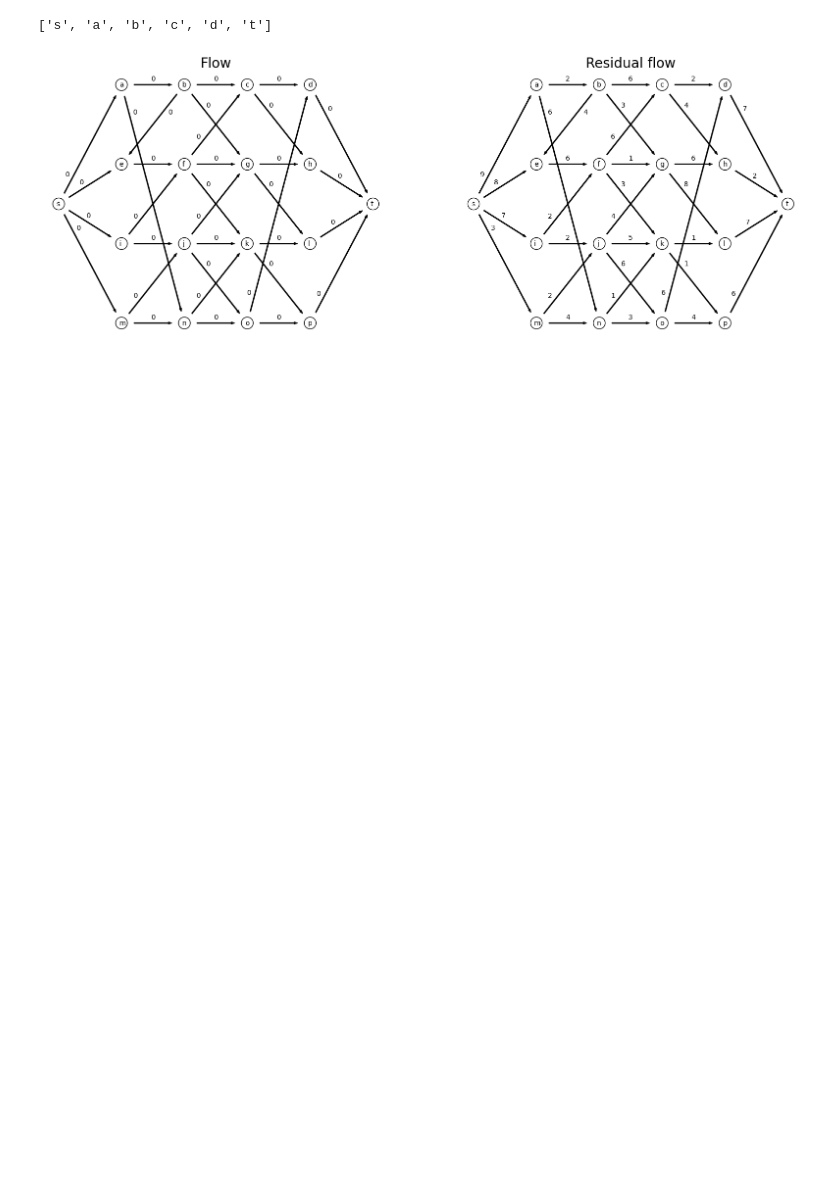
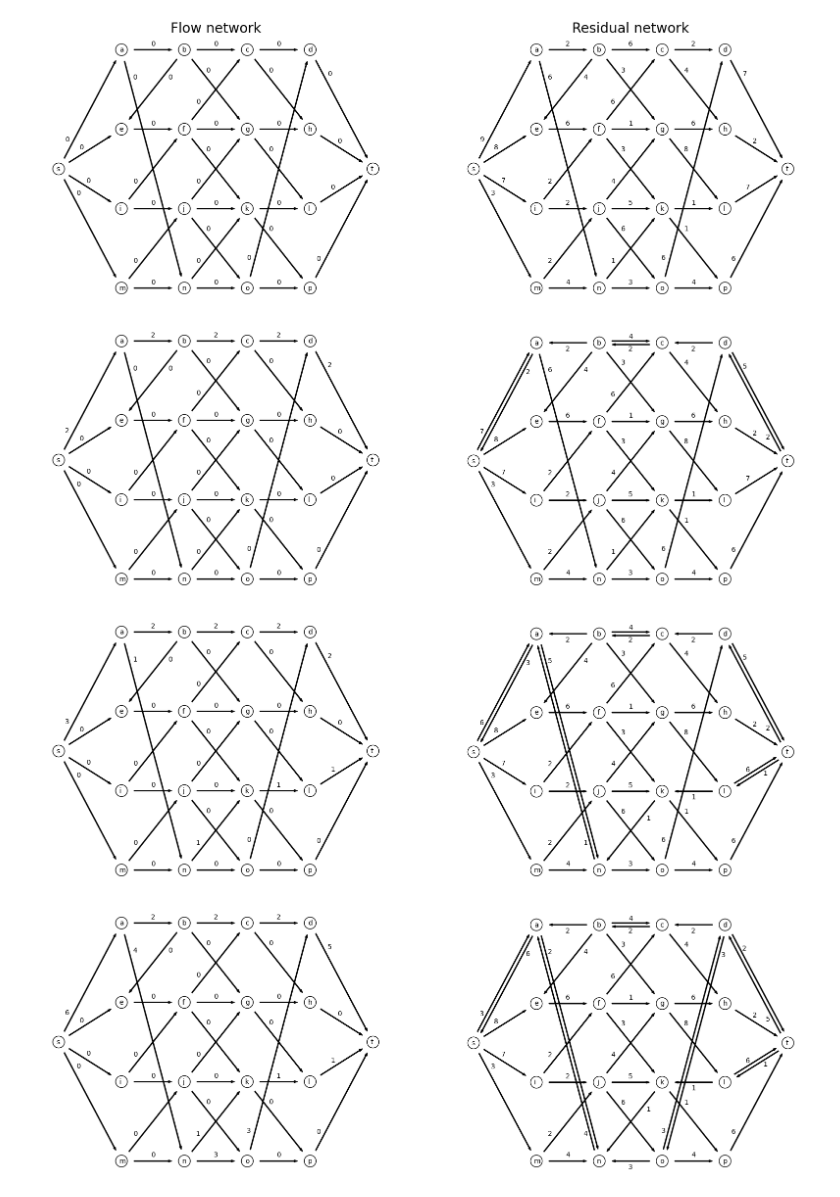
Before and after one commit to ChackMociute/Maximal-Flow-Solver, a Jupyter notebook: graphs.ipynb, the cells around one changed output. Drawn from its saved outputs; the diff is of its cells as text; code cells hidden in the pictures; blank space fills up the shorter version.

Commit message:
Fixed recursion and completed maximal flow solver

```diff
--- a/graphs.ipynb
+++ b/graphs.ipynb
@@ -60,24 +60,44 @@ capacity = {('s', 'a'):9,
 # %%
 class MaximalFlow:
     def __init__(self, vertices, capacity):
-        self.vertices = vertices
-        self.residuals = capacity
+        self.vertices = vertices.copy()
+        self.residuals = capacity.copy()
         self.flow = {key:0 for key in capacity.keys()}
         self.TEXT_OFFSET = 0.035
         self.FIG_SIZE = (20, 7)
         self.ax = None
 
+    def find_maximal_flow(self):
+        self.draw_figure(flow_title='Flow network', residual_title='Residual network')
+        while self.find_st_path() is not None:
+            self.update_flows(self.find_st_path())
+            self.draw_figure()
+
+    def update_flows(self, path):
+        f = min([self.residuals[(a, b)] for a, b in zip(path[:-1], path[1:])])
+        for a, b in zip(path[:-1], path[1:]):
+            self.residuals[(a, b)] -= f
+            if self.residuals[(a, b)] == 0: self.residuals.pop((a, b), None)
+            if (a, b) in set(self.flow.keys()):
+                self.flow[(a, b)] += f
+                self.residuals[(b, a)] = self.flow[(a, b)]
+            else:
+                self.flow[(b, a)] -= f
+                self.residuals[(b, a)] -= f
+
     def find_st_path(self):
-        path = self.path_to_t('s')
-        if path[-1] == 't': return path
-        return False
+        path = self.path_to_t('s', ['s'])
+        if len(path) > 0 and path[-1] == 't': return path
+        return None
 
-    def path_to_t(self, x):
+    def path_to_t(self, x, acc):
+        path = []
         for a, b in self.residuals.keys():
             if a == x:
-                if b == 't': return [a, b]
-                else: return [a] + self.path_to_t(b)
-        return []
+                if b == 't': return acc + [b]
+                elif b not in acc: path = self.path_to_t(b, acc + [b])
+            if len(path) > 0 and path[-1] == 't': return path
+        return path
 
     def draw_figure(self, flow_title=None, residual_title=None):
         _, axs = plt.subplots(1, 2, figsize=self.FIG_SIZE)
@@ -119,8 +139,9 @@ class MaximalFlow:
         return np.asarray([-vector[1], vector[0]])/np.linalg.norm(np.asarray([-vector[1], vector[0]]))
 # %%
 mf = MaximalFlow(vertices, capacity)
-print(mf.find_st_path())
-mf.draw_figure(flow_title="Flow", residual_title="Residual flow")
+mf.find_maximal_flow()
 # %% [output]
-['s', 'a', 'b', 'c', 'd', 't']
-[figure, old version]
+[figure, new version]
+[figure, added]
+[figure, added]
+[figure, added]
```
Also changed, not shown: parts of 1 cell of this notebook.
